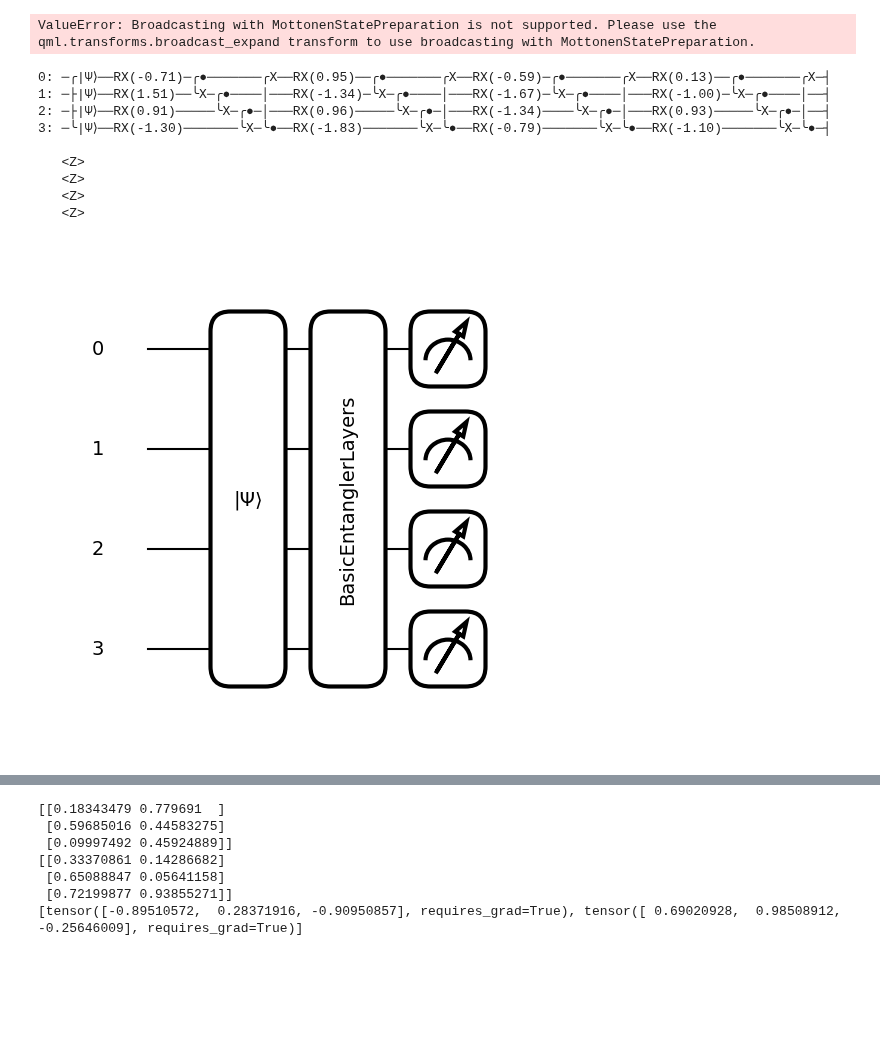
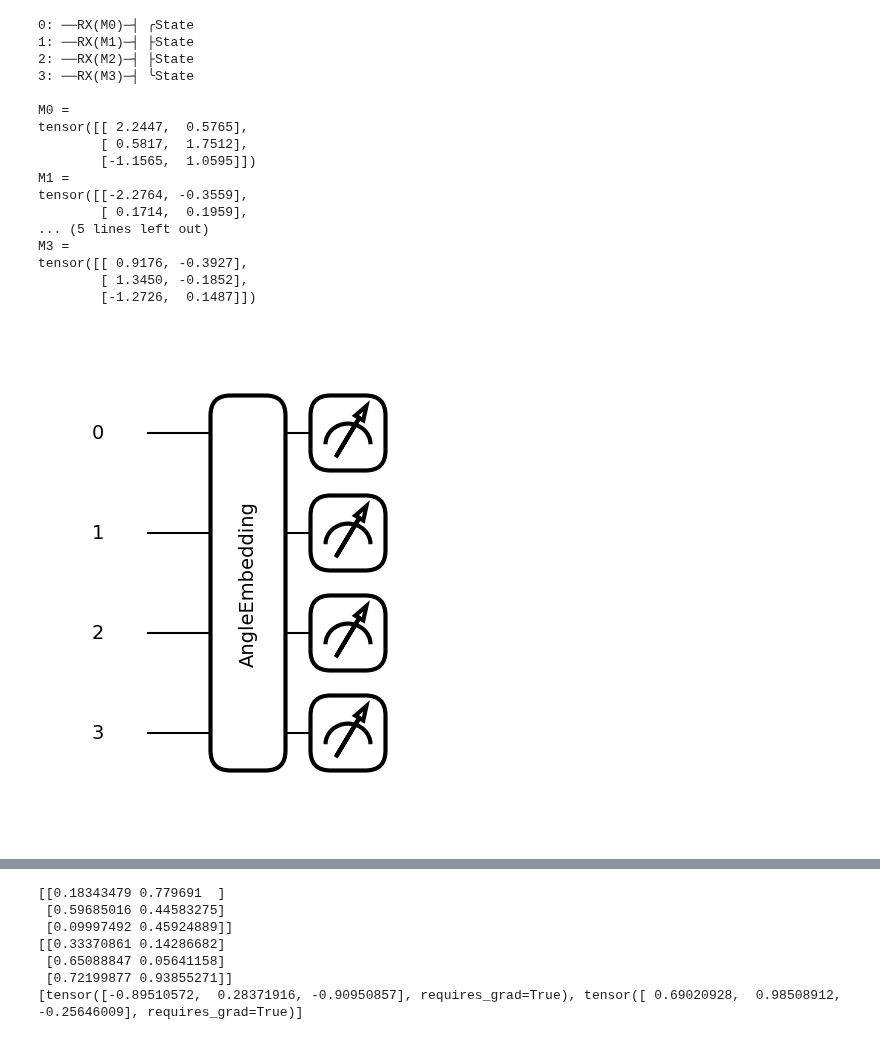
Before and after one commit to NicholasChoong/QuantumTransformer, a Jupyter notebook: test.ipynb, the cells around one changed output, grey strips where cells are left out. Cells and saved outputs as stored; diff of their text form; code cells hidden in the pictures; blank space fills up the shorter version.

```diff
--- a/test.ipynb
+++ b/test.ipynb
@@ -18,22 +18,26 @@ torch.backends.cudnn.deterministic = True
 torch.backends.cudnn.benchmark = False
 # %%
 n_qubits = 4
+n_qlayers = 8
 dev = qml.device("default.qubit", wires=n_qubits)
 # %%
 @qml.qnode(qml.device("default.qubit", wires=n_qubits), interface="torch")
-@qml.transforms.merge_amplitude_embedding
 def circuit(inputs, weights):
-    # qmlt.AngleEmbedding(inputs, wires=range(n_qubits))
-    qmlt.AmplitudeEmbedding(inputs, wires=range(n_qubits), normalize=True)
-    qmlt.AmplitudeEmbedding(inputs, wires=range(n_qubits), normalize=True)
-    qmlt.BasicEntanglerLayers(weights, wires=range(n_qubits))
-    return [qml.expval(qml.PauliZ(wires=i)) for i in range(n_qubits)]
+    qmlt.AngleEmbedding(inputs, wires=range(n_qubits))
+    # qmlt.AmplitudeEmbedding(inputs, wires=range(n_qubits), normalize=True)
+    # qmlt.AmplitudeEmbedding(inputs, wires=range(n_qubits), normalize=True)
+    # qmlt.BasicEntanglerLayers(weights, wires=range(n_qubits))
+    # qmlt.StronglyEntanglingLayers(weights, wires=range(n_qubits))
+    return qml.state()
 # %%
 # circuit = qml.transforms.broadcast_expand(circuit)
 # %%
-inputs = torch.randn(2, 3, 2**n_qubits).reshape(-1, 2**n_qubits)
-# inputs = torch.randn(2, 3, n_qubits)
-weights = torch.randn(n_qubits, n_qubits)
+# inputs = torch.randn(2, 3, 2**n_qubits).reshape(-1, 2**n_qubits)
+inputs = torch.randn(2, 3, n_qubits)
+# weights = torch.randn(n_qlayers, n_qubits)
+weights = torch.randn(
+    qml.StronglyEntanglingLayers.shape(n_layers=n_qlayers, n_wires=n_qubits)
+)
 print(inputs)
 print(inputs.shape)
 print(weights)
@@ -58,20 +62,26 @@ tensor([[-0.7096,  1.5106,  0.9143, -1.2950],
 # %%
-qml.matrix(circuit, wire_order=range(n_qubits))(inputs, weights)
+# qml.matrix(circuit, wire_order=range(n_qubits))(inputs, weights)
-# %% [output]
-ValueError: Broadcasting with MottonenStatePreparation is not supported. Please use the qml.transforms.broadcast_expand transform to use broadcasting with MottonenStatePreparation.
 # %%
 # qml.drawer.use_style("pennylane")
-print(qml.draw(circuit, level="device")(inputs, weights))
+print(qml.draw(circuit, expansion_strategy="device")(inputs, weights))
 fig1, ax = qml.draw_mpl(circuit)(inputs, weights)
-fig2, ax = qml.draw_mpl(circuit, level="device")(inputs, weights)
+fig2, ax = qml.draw_mpl(circuit, expansion_strategy="device")(inputs, weights)
 # %% [output]
-0: ─╭|Ψ⟩──RX(-0.71)─╭●───────╭X──RX(0.95)──╭●───────╭X──RX(-0.59)─╭●───────╭X──RX(0.13)──╭●───────╭X─┤
-1: ─├|Ψ⟩──RX(1.51)──╰X─╭●────│───RX(-1.34)─╰X─╭●────│───RX(-1.67)─╰X─╭●────│───RX(-1.00)─╰X─╭●────│──┤
-2: ─├|Ψ⟩──RX(0.91)─────╰X─╭●─│───RX(0.96)─────╰X─╭●─│───RX(-1.34)────╰X─╭●─│───RX(0.93)─────╰X─╭●─│──┤
-3: ─╰|Ψ⟩──RX(-1.30)───────╰X─╰●──RX(-1.83)───────╰X─╰●──RX(-0.79)───────╰X─╰●──RX(-1.10)───────╰X─╰●─┤
+0: ──RX(M0)─┤ ╭State
+1: ──RX(M1)─┤ ├State
+2: ──RX(M2)─┤ ├State
+3: ──RX(M3)─┤ ╰State
 
-   <Z>
-   <Z>
-   <Z>
-   <Z>
+M0 =
+tensor([[ 2.2447,  0.5765],
+        [ 0.5817,  1.7512],
+        [-1.1565,  1.0595]])
+M1 =
+tensor([[-2.2764, -0.3559],
+        [ 0.1714,  0.1959],
+... (5 lines left out)
+M3 =
+tensor([[ 0.9176, -0.3927],
+        [ 1.3450, -0.1852],
+        [-1.2726,  0.1487]])
-[figure, old version]
+[figure, new version]
```
Also changed, not shown: parts of 2 cells of this notebook, 2 other files.
